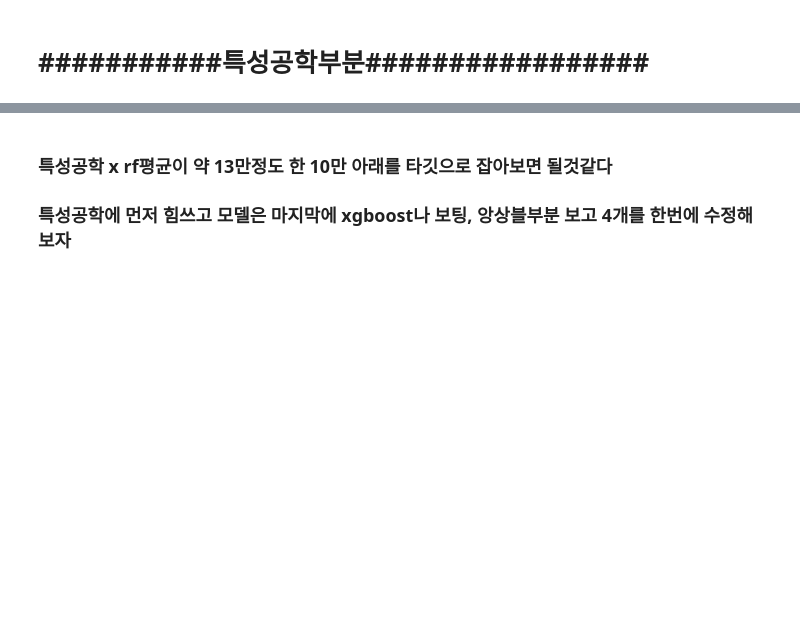
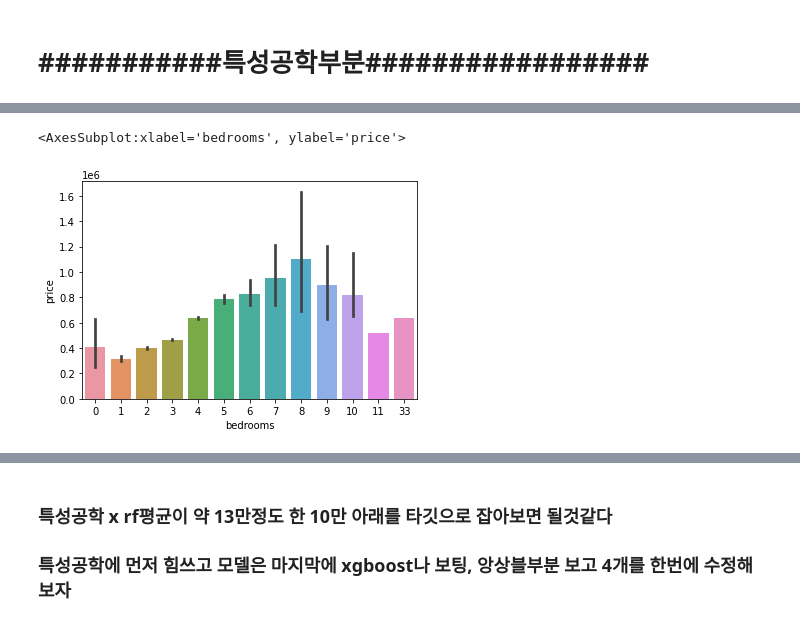
Before and after one commit to What-2-wear/What_2_wear, a Jupyter notebook: practice code/Houseprice_regressor.ipynb, the cells around one changed output, grey strips where cells are left out. Cells and saved outputs as stored; diff of their text form; code cells hidden in the pictures; blank space fills up the shorter version.

```diff
--- a/practice code/Houseprice_regressor.ipynb
+++ b/practice code/Houseprice_regressor.ipynb
@@ -127,0 +134,6 @@ Name: yr_renovated, Length: 70, dtype: int64
+# %%
+# 0아니면 8에 큰문제가 있다
+sns.barplot(X_train["bedrooms"], y_train)
+# %% [output]
+<AxesSubplot:xlabel='bedrooms', ylabel='price'>
+[figure, added]
```
Also changed, not shown: parts of 42 cells of this notebook.
